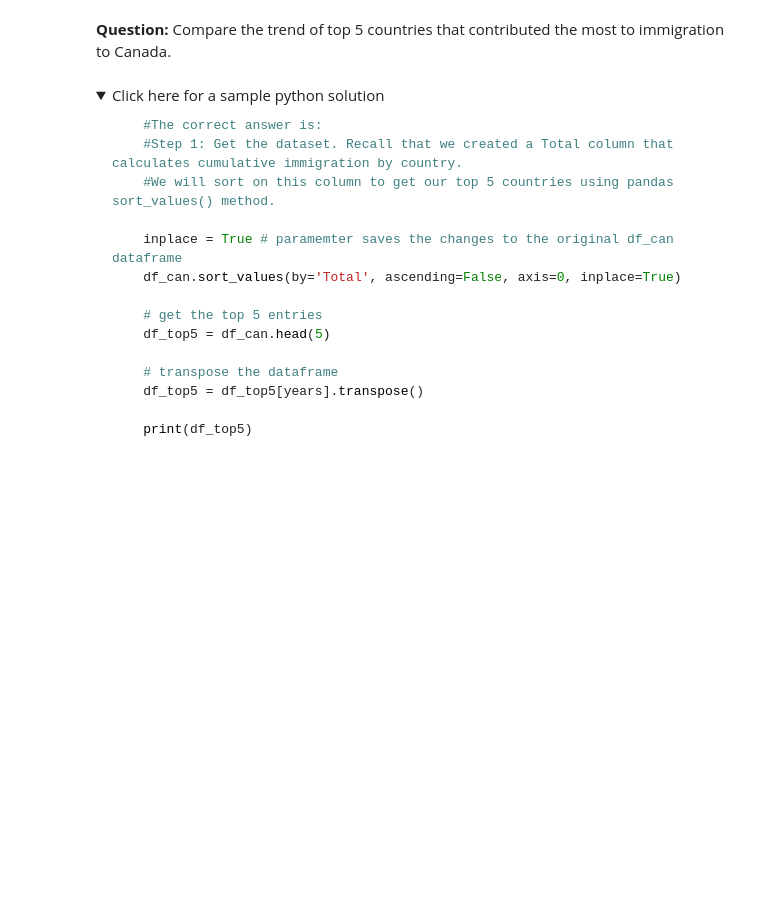
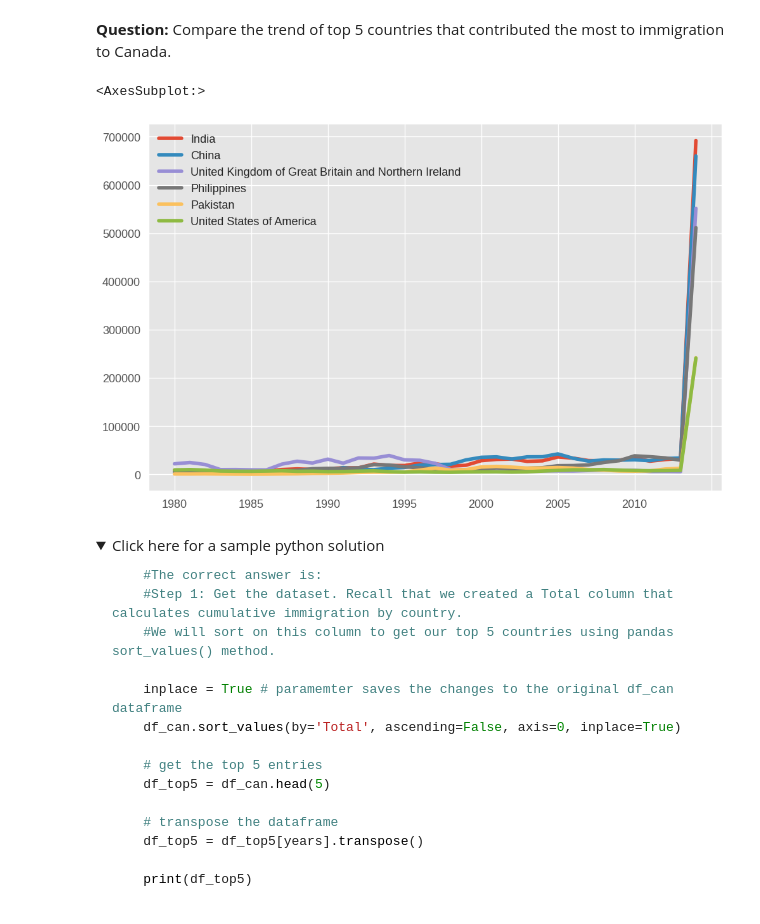
Before and after one commit to DurianDan/IBM-Data-Science-Professional-Certificate, a Jupyter notebook: 8_Data_Visualization_With_Python/week1/DV0101EN-Exercise-Introduction-to-Matplotlib-and-Line-Plots.ipynb, the cells around one changed output. Drawn from its saved outputs; the diff is of its cells as text; code cells hidden in the pictures; folded sections open; blank space fills up the shorter version.

```diff
--- a/8_Data_Visualization_With_Python/week1/DV0101EN-Exercise-Introduction-to-Matplotlib-and-Line-Plots.ipynb
+++ b/8_Data_Visualization_With_Python/week1/DV0101EN-Exercise-Introduction-to-Matplotlib-and-Line-Plots.ipynb
@@ -75,12 +75,14 @@ import pandas as pd # primary data structure library
 # %% [markdown]
 Let's download and import our primary Canadian Immigration dataset using *pandas*'s `read_excel()` method.
 # %%
-df_can = pd.read_excel(
-    'https://cf-courses-data.s3.us.cloud-object-storage.appdomain.cloud/IBMDeveloperSkillsNetwork-DV0101EN-SkillsNetwork/Data%20Files/Canada.xlsx',
-    sheet_name='Canada by Citizenship',
-    skiprows=range(20),
-    skipfooter=2)
-
+# df_can = pd.read_excel(
+#     'https://cf-courses-data.s3.us.cloud-object-storage.appdomain.cloud/IBMDeveloperSkillsNetwork-DV0101EN-SkillsNetwork/Data%20Files/Canada.xlsx',
+#     sheet_name='Canada by Citizenship',
+#     skiprows=range(20),
+#     skipfooter=2)
+# import polars as pl
+# pl.from_pandas(df_can).write_ipc("Canadian_Immigration_dataset.arrow")
+df_can = pd.read_feather("../Canadian_Immigration_dataset.arrow")
 print('Data read into a pandas dataframe!')
 # %% [output]
 Data read into a pandas dataframe!
@@ -333,0 +554,8 @@ mpl.style.use(['ggplot']) # optional: for ggplot-like style
+# %%
+print(plt.style.available)
+# 'Solarize_Light2', '_classic_test_patch', '_mpl-gallery', '_mpl-gallery-nogrid', 'bmh', 'classic', 'dark_background',
+# 'fast', 'fivethirtyeight', 'ggplot', 'grayscale', 'seaborn', 'seaborn-bright', 'seaborn-colorblind', 'seaborn-dark',
+# 'seaborn-dark-palette', 'seaborn-darkgrid', 'seaborn-deep', 'seaborn-muted', 'seaborn-notebook', 'seaborn-paper',
+# 'seaborn-pastel', 'seaborn-poster', 'seaborn-talk', 'seaborn-ticks', 'seaborn-white', 'seaborn-whitegrid', 'tableau-colorblind10'
+
+mpl.style.use(['ggplot','seaborn-talk']) # optional: for ggplot-like style
@@ -507,6 +769,12 @@ Line plot is a handy tool to display several dependent variables against one ind
 **Question:** Compare the trend of top 5 countries that contributed the most to immigration to Canada.
 # %%
 ### type your answer here
+df_can.sort_values(by=["Total"],ascending=False
+        )[:6].transpose(
+        )[3:].plot()
+# %% [output]
+<AxesSubplot:>
+[figure, added]
 # %% [markdown]
 <details><summary>Click here for a sample python solution</summary>
 
```
Also changed, not shown: parts of 40 cells of this notebook, 5 other files.
